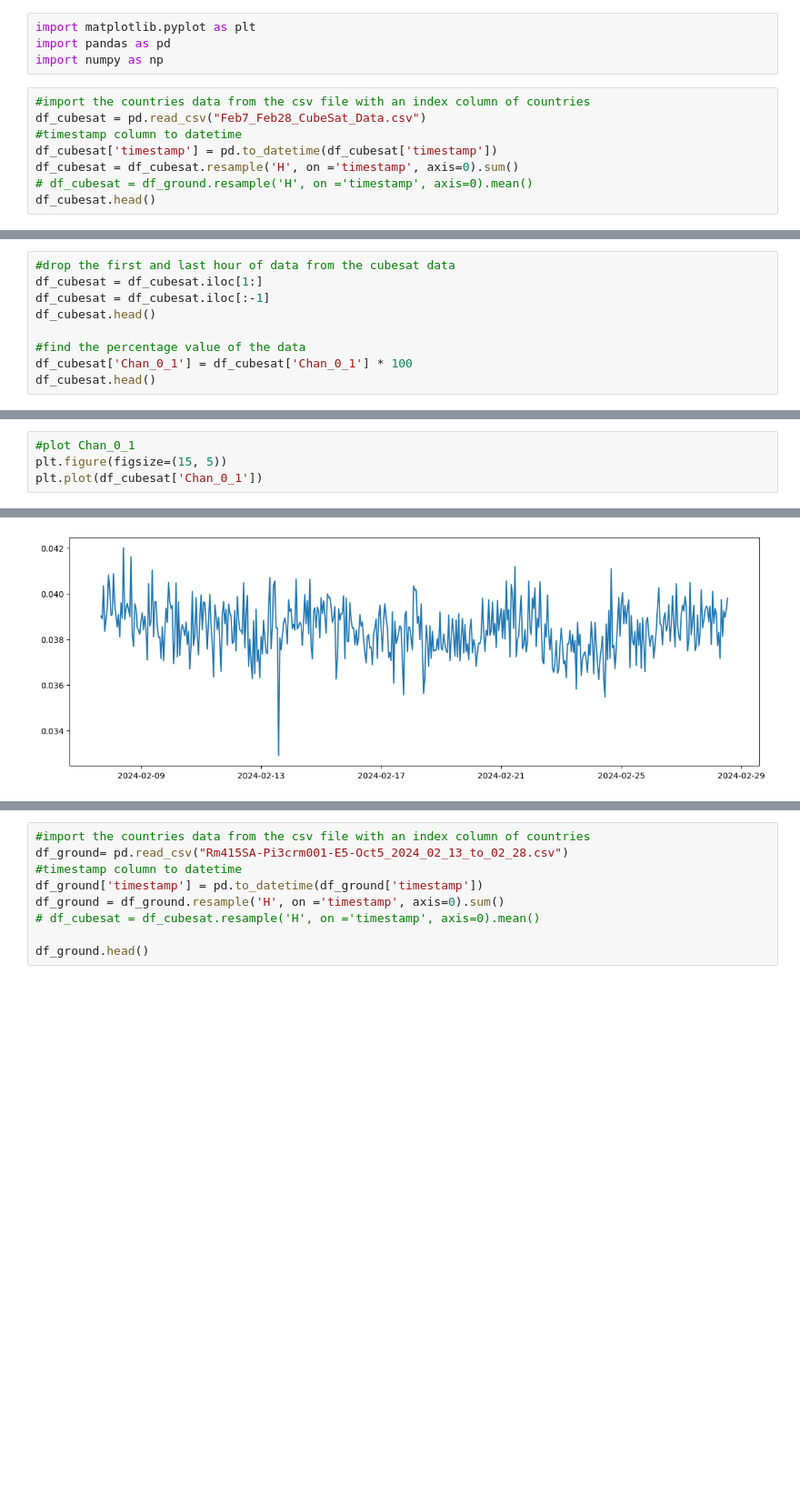
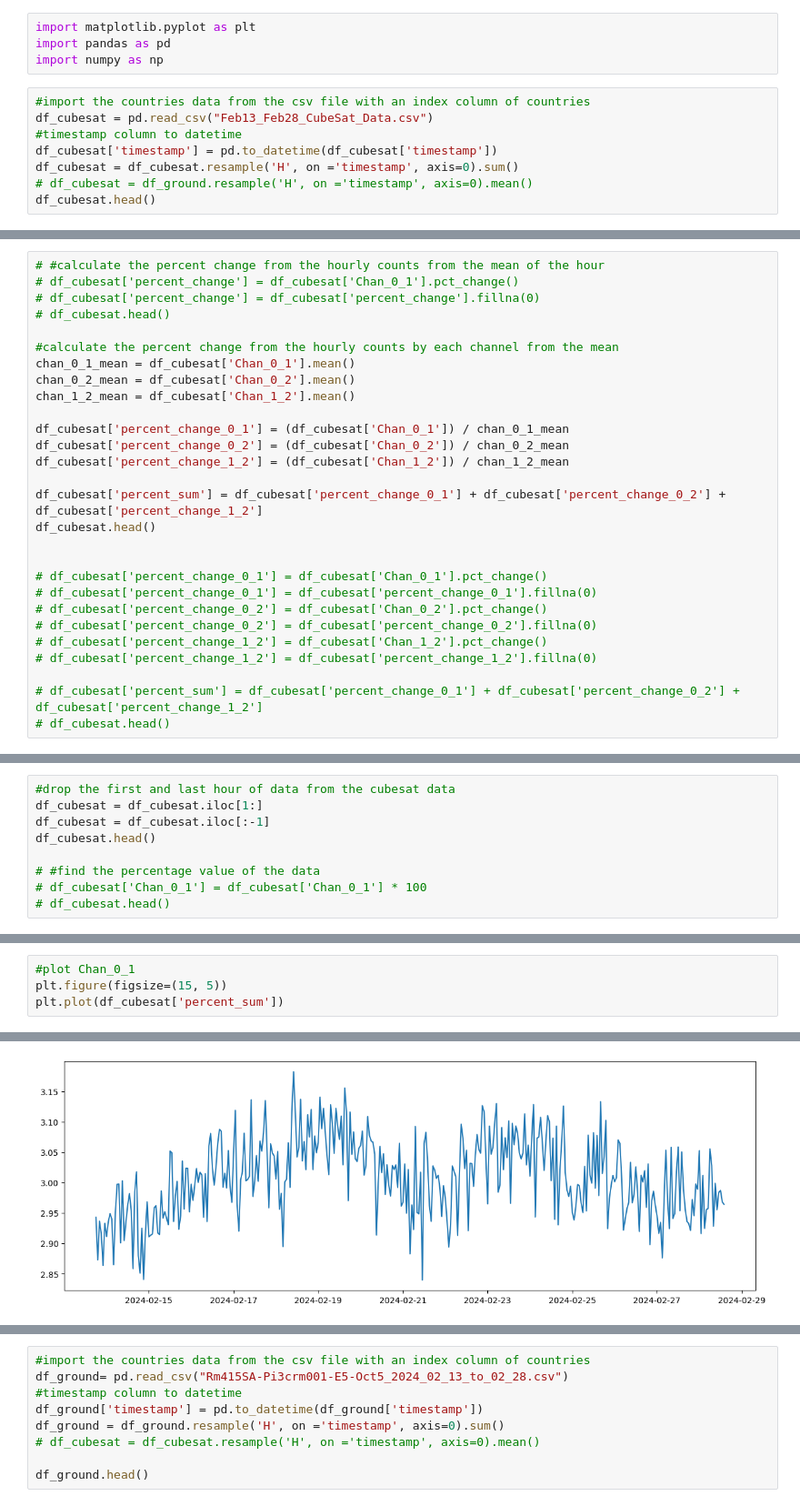
Before and after one commit to vpadgett1/cubesat_test_data, a Jupyter notebook: consistency_2024/Feb_2024_with_ground.ipynb, the cells around one changed output, grey strips where cells are left out. Shown at 91% size. Saved outputs shown, nothing was run; the diff lists cells and outputs as text; blank space fills up the shorter version.

Commit message:
updated graphs for percent change

```diff
--- a/consistency_2024/Feb_2024_with_ground.ipynb
+++ b/consistency_2024/Feb_2024_with_ground.ipynb
@@ -4,7 +4,7 @@ import pandas as pd
 import numpy as np
 # %%
 #import the countries data from the csv file with an index column of countries
-df_cubesat = pd.read_csv("Feb7_Feb28_CubeSat_Data.csv")
+df_cubesat = pd.read_csv("Feb13_Feb28_CubeSat_Data.csv")
 #timestamp column to datetime
 df_cubesat['timestamp'] = pd.to_datetime(df_cubesat['timestamp'])
 df_cubesat = df_cubesat.resample('H', on ='timestamp', axis=0).sum()
@@ -41,0 +21,28 @@ df_cubesat.head()
+# %%
+# #calculate the percent change from the hourly counts from the mean of the hour
+# df_cubesat['percent_change'] = df_cubesat['Chan_0_1'].pct_change()
+# df_cubesat['percent_change'] = df_cubesat['percent_change'].fillna(0)
+# df_cubesat.head()
+
+#calculate the percent change from the hourly counts by each channel from the mean
+chan_0_1_mean = df_cubesat['Chan_0_1'].mean()
+chan_0_2_mean = df_cubesat['Chan_0_2'].mean()
+chan_1_2_mean = df_cubesat['Chan_1_2'].mean()
+
+df_cubesat['percent_change_0_1'] = (df_cubesat['Chan_0_1']) / chan_0_1_mean
+df_cubesat['percent_change_0_2'] = (df_cubesat['Chan_0_2']) / chan_0_2_mean
+df_cubesat['percent_change_1_2'] = (df_cubesat['Chan_1_2']) / chan_1_2_mean
+
+df_cubesat['percent_sum'] = df_cubesat['percent_change_0_1'] + df_cubesat['percent_change_0_2'] + df_cubesat['percent_change_1_2']
+df_cubesat.head()
+
+
+# df_cubesat['percent_change_0_1'] = df_cubesat['Chan_0_1'].pct_change()
+# df_cubesat['percent_change_0_1'] = df_cubesat['percent_change_0_1'].fillna(0)
+# df_cubesat['percent_change_0_2'] = df_cubesat['Chan_0_2'].pct_change()
+# df_cubesat['percent_change_0_2'] = df_cubesat['percent_change_0_2'].fillna(0)
+# df_cubesat['percent_change_1_2'] = df_cubesat['Chan_1_2'].pct_change()
+# df_cubesat['percent_change_1_2'] = df_cubesat['percent_change_1_2'].fillna(0)
+
+# df_cubesat['percent_sum'] = df_cubesat['percent_change_0_1'] + df_cubesat['percent_change_0_2'] + df_cubesat['percent_change_1_2']
+# df_cubesat.head()
@@ -45,7 +60,7 @@ df_cubesat = df_cubesat.iloc[1:]
 df_cubesat = df_cubesat.iloc[:-1]
 df_cubesat.head()
 
-#find the percentage value of the data
-df_cubesat['Chan_0_1'] = df_cubesat['Chan_0_1'] * 100
-df_cubesat.head()
+# #find the percentage value of the data
+# df_cubesat['Chan_0_1'] = df_cubesat['Chan_0_1'] * 100
+# df_cubesat.head()
 # %% [output]
@@ -59,10 +74,10 @@ df_cubesat.head()
 # %%
 #plot Chan_0_1
 plt.figure(figsize=(15, 5))
-plt.plot(df_cubesat['Chan_0_1'])
+plt.plot(df_cubesat['percent_sum'])
 # %% [output]
 [<matplotlib.lines.Line2D at 0x...>]
-[figure, old version]
+[figure, new version]
 # %%
 df_weather = pd.read_csv("AW_Feb7_Feb28.csv")
 #timestamp column to datetime
```
Also changed, not shown: parts of 14 cells of this notebook, 1 other file.
